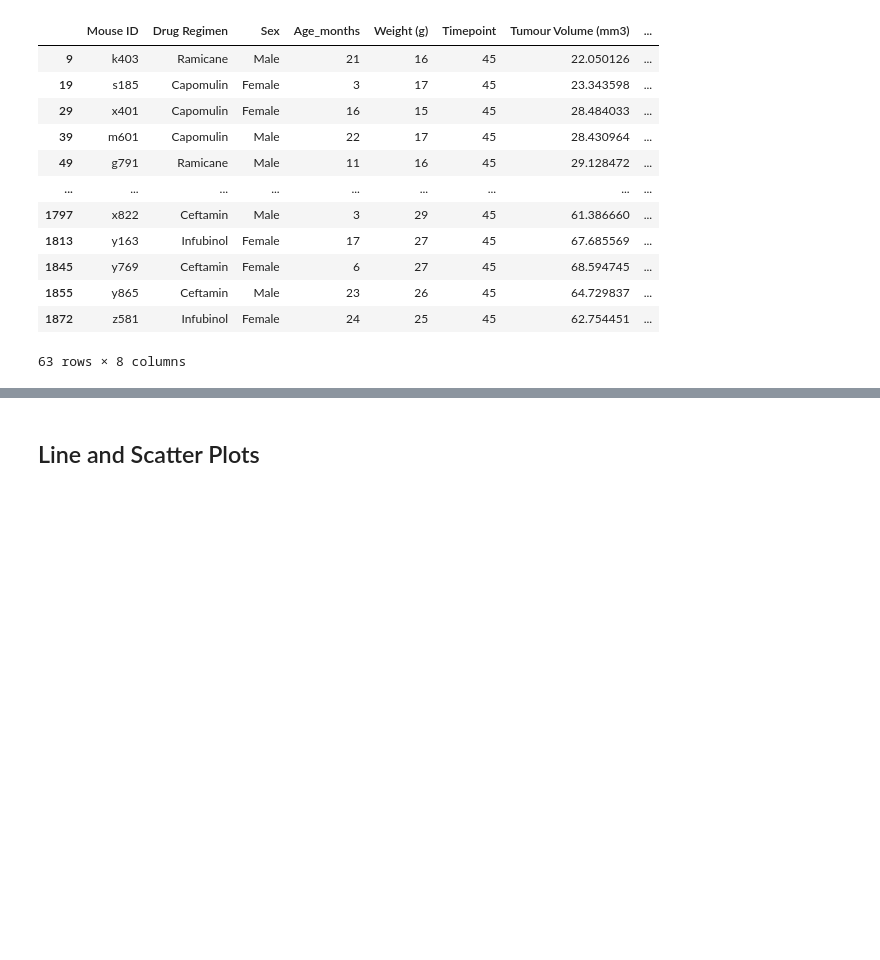
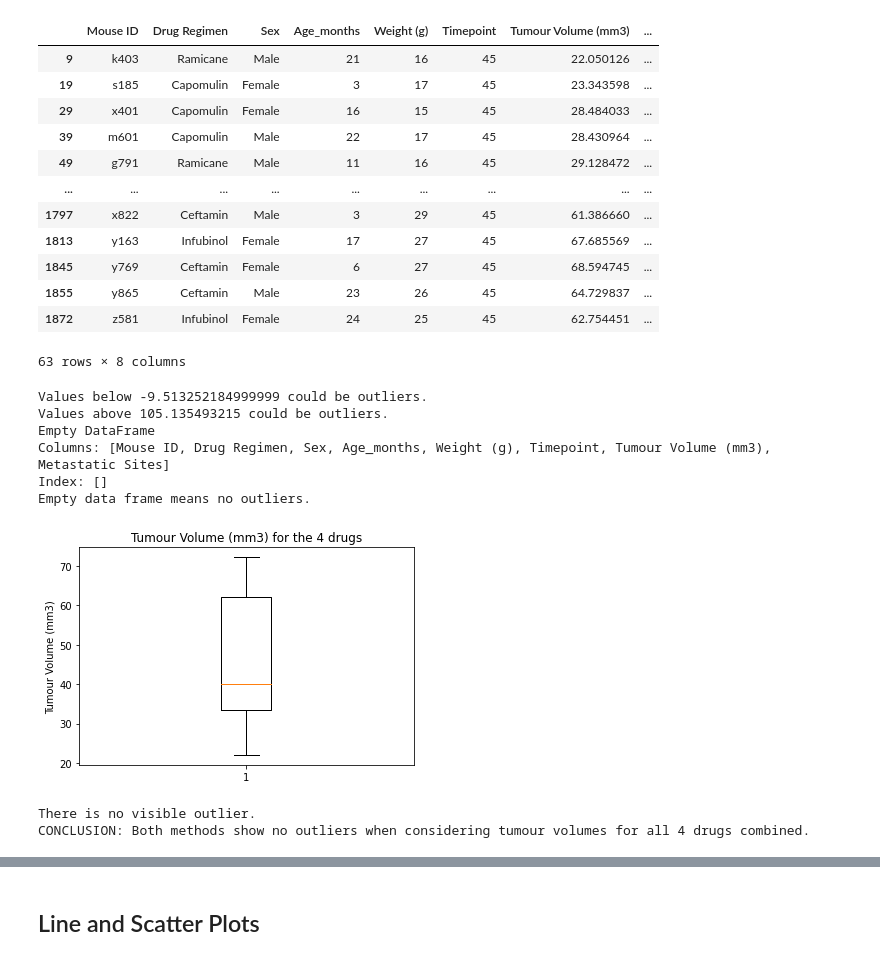
Before and after one commit to MarDuo2022/Matplotlib-challenge, a Jupyter notebook: Pymaceuticals/pymaceuticals_starter221022md.ipynb, the cells around one changed output, grey strips where cells are left out. Cells and saved outputs as stored; diff of their text form; code cells hidden in the pictures; blank space fills up the shorter version.

```diff
--- a/Pymaceuticals/pymaceuticals_starter221022md.ipynb
+++ b/Pymaceuticals/pymaceuticals_starter221022md.ipynb
@@ -186,17 +191,38 @@ df_filter4drugs_Maxtime
 # %%
 # Put treatments into a list for for loop (and later for plot labels)
 treatments=[x for x in df_filter4drugs_Maxtime['Drug Regimen']]
+# Create empty list to fill with tumour vol data (for plotting)
+# Calculate the IQR and quantitatively determine if there are any potential outliers.
+# Locate the rows which contain mice on each drug and get the tumour volumes
+# add subset
+# Determine outliers using upper and lower bounds
+quartiles=df_filter4drugs_Maxtime['Tumour Volume (mm3)'].quantile([.25,.5,.75])
+lowerq=quartiles[.25]
+upperq=quartiles[0.75]
+iqr=upperq - lowerq
+lower_bound=lowerq - (1.5*iqr)
+upper_bound=upperq + (1.5*iqr)
+print(f"Values below {lower_bound} could be outliers.")
+print(f"Values above {upper_bound} could be outliers.")
+outliers_df=df_filter4drugs_Maxtime.loc[(df_filter4drugs_Maxtime['Tumour Volume (mm3)']<lower_bound)|
+                                        (df_filter4drugs_Maxtime['Tumour Volume (mm3)']>upper_bound),:]
+print(outliers_df)
+print('Empty data frame means no outliers.')
 
-# Create empty list to fill with tumour vol data (for plotting)
-tumour_vol_data=[]
-
-# Calculate the IQR and quantitatively determine if there are any potential outliers.
-
-
-    # Locate the rows which contain mice on each drug and get the tumour volumes
-
-
-    # add subset
-
-
-    # Determine outliers using upper and lower bounds
+fig1, ax1 = plt.subplots()
+ax1.set_title('Tumour Volume (mm3) for the 4 drugs')
+ax1.set_ylabel('Tumour Volume (mm3)')
+ax1.boxplot(df_filter4drugs_Maxtime['Tumour Volume (mm3)'])
+plt.show()
+print('There is no visible outlier.')
+print('CONCLUSION: Both methods show no outliers when considering tumour volumes for all 4 drugs combined.')
+# %% [output]
+Values below -9.513252184999999 could be outliers.
+Values above 105.135493215 could be outliers.
+Empty DataFrame
+Columns: [Mouse ID, Drug Regimen, Sex, Age_months, Weight (g), Timepoint, Tumour Volume (mm3), Metastatic Sites]
+Index: []
+Empty data frame means no outliers.
+[figure, added]
+There is no visible outlier.
+CONCLUSION: Both methods show no outliers when considering tumour volumes for all 4 drugs combined.
```
Also changed, not shown: parts of 8 cells of this notebook, 2 other files.
